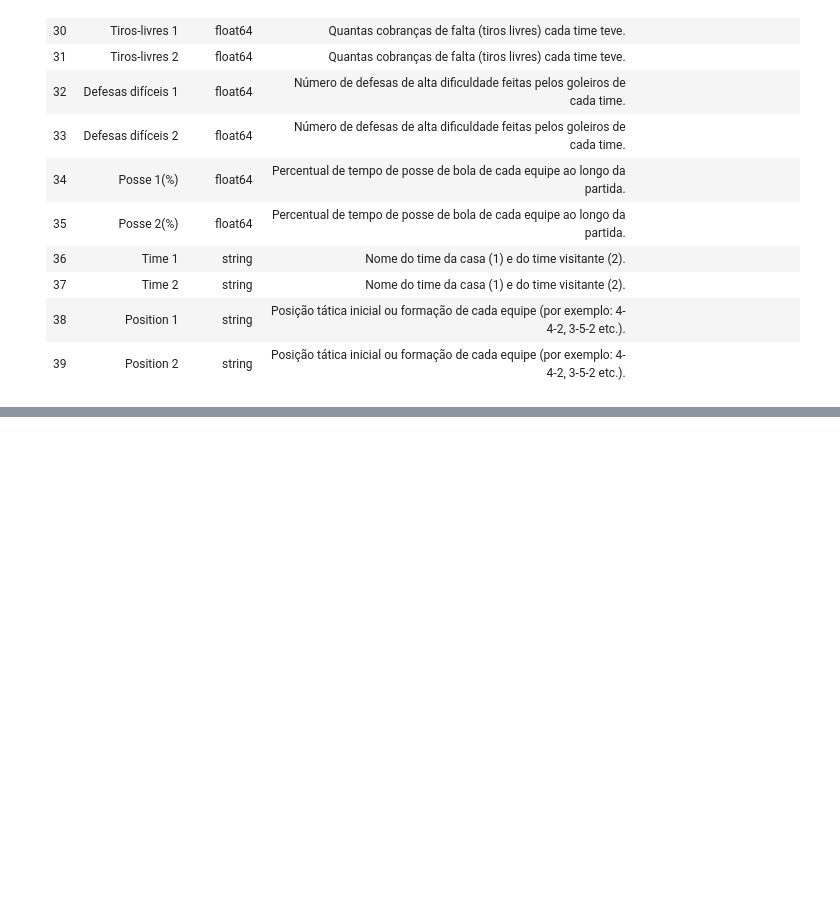
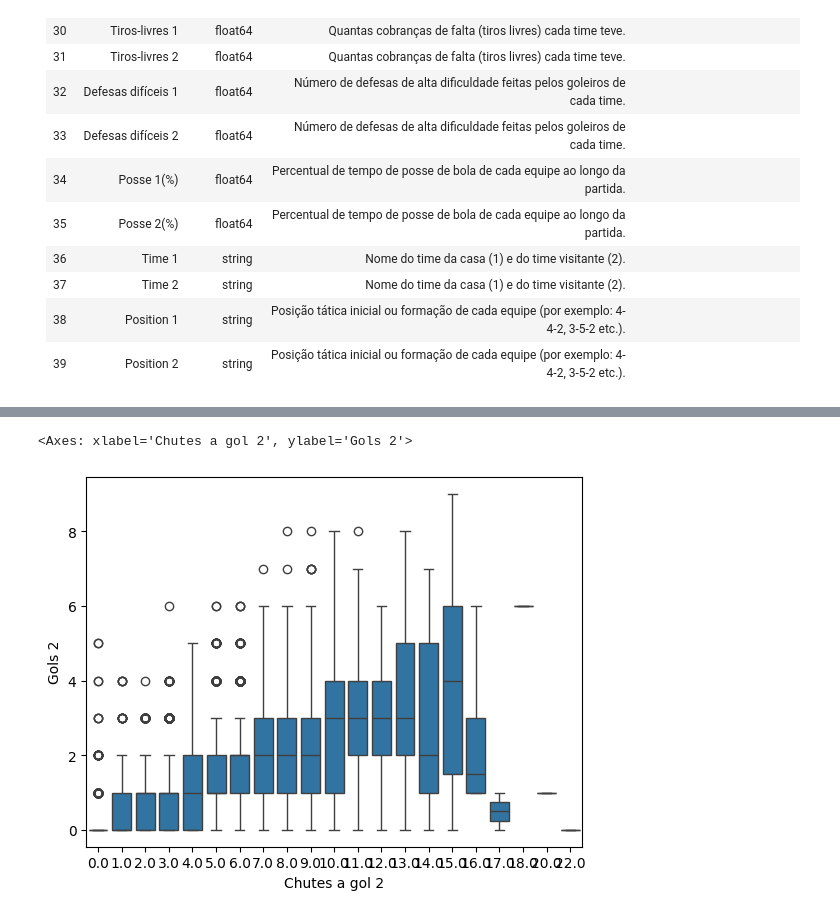
Before and after one commit to carloshnp/PS-2025.1, a Jupyter notebook: data_check.ipynb, the cells around one changed output, grey strips where cells are left out. Cells and saved outputs as stored; diff of their text form; code cells hidden in the pictures; blank space fills up the shorter version.

```diff
--- a/data_check.ipynb
+++ b/data_check.ipynb
@@ -652,0 +694,5 @@ Tabela de frequência da variável categórica (com percentuais e total): Positi
+# %%
+sns.boxplot(x="Chutes a gol 2", y="Gols 2", data=games)
+# %% [output]
+<Axes: xlabel='Chutes a gol 2', ylabel='Gols 2'>
+[figure, added]
```
Also changed, not shown: parts of 24 cells of this notebook, 1 other file.
